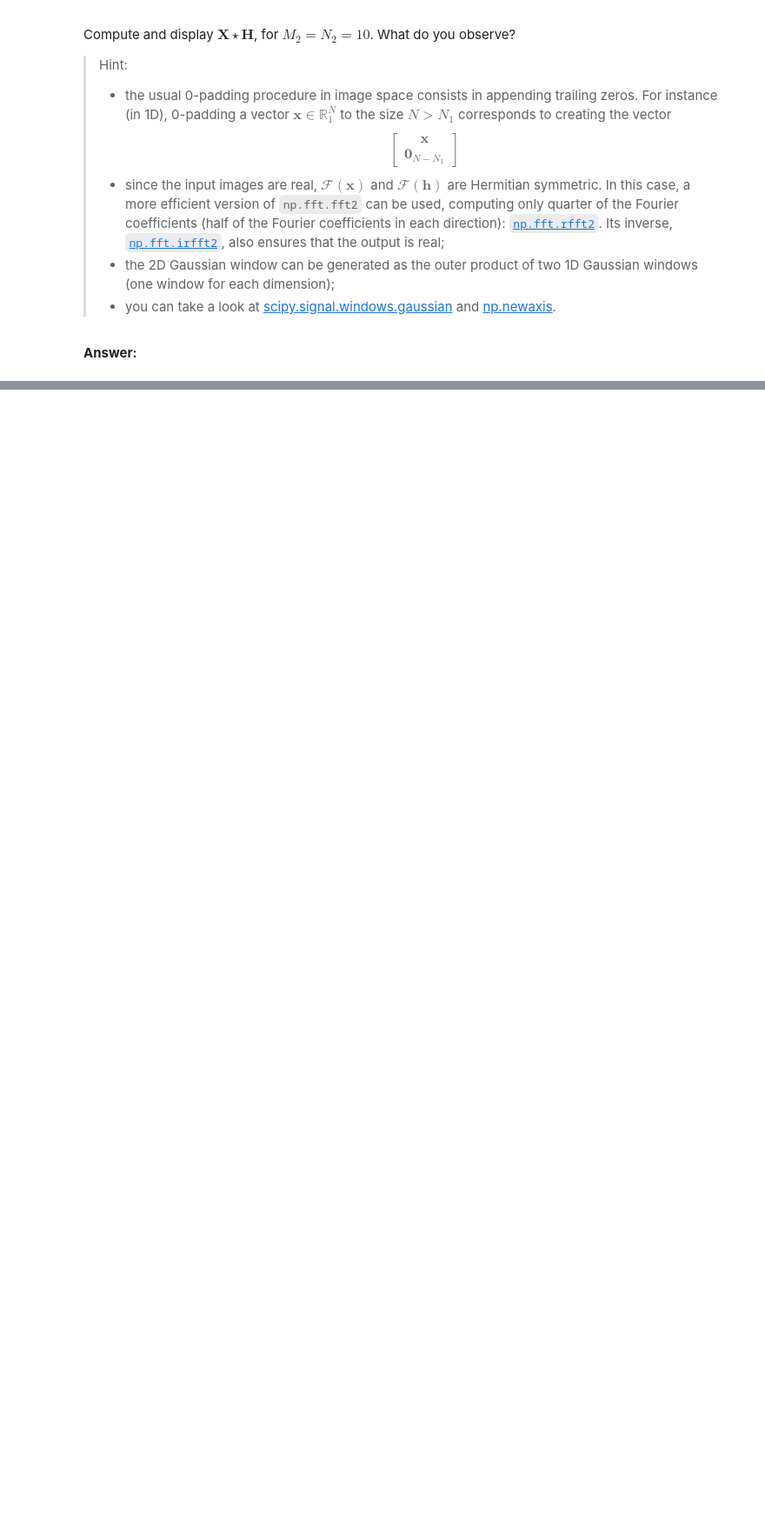
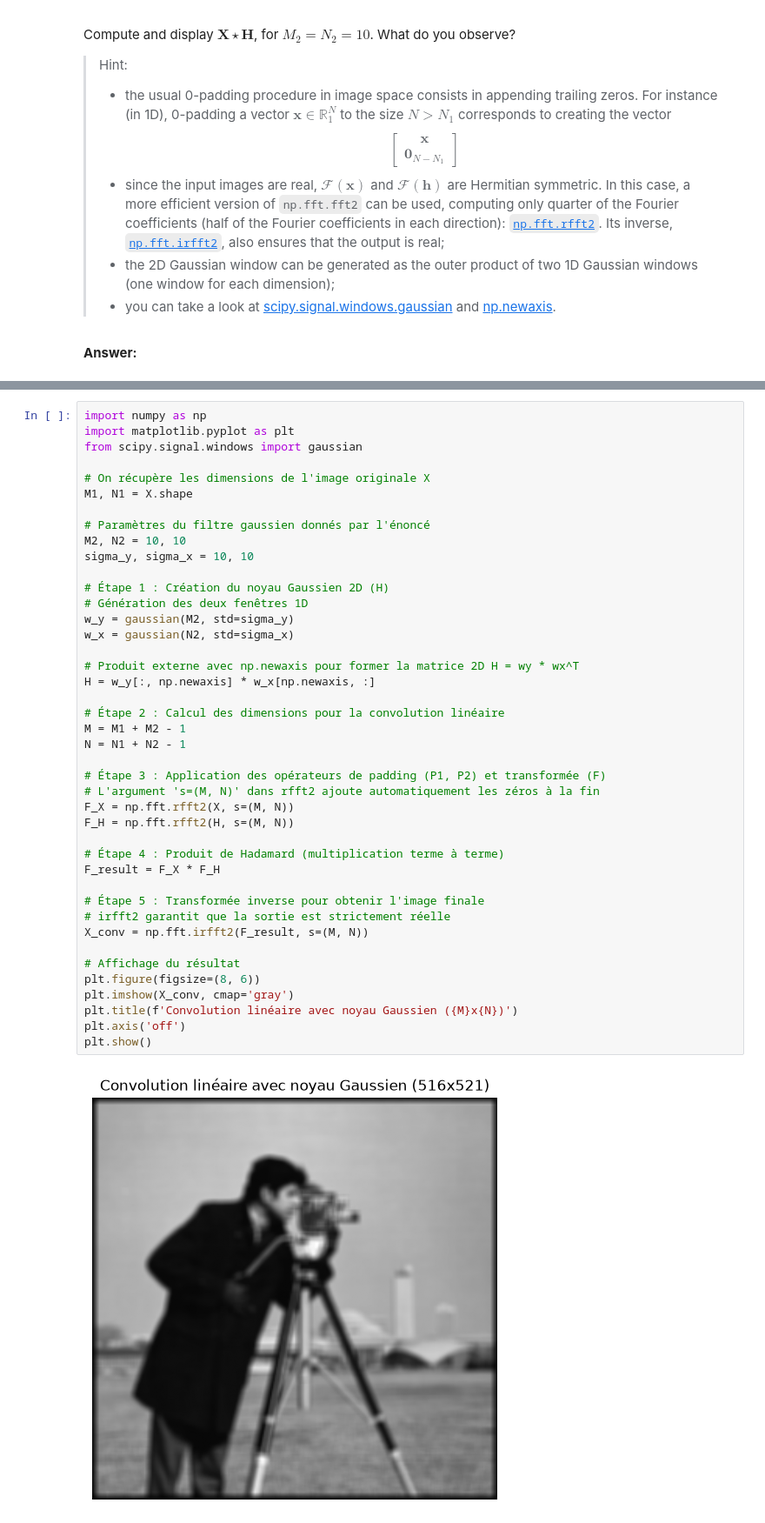
Before and after one commit to louiseamaladasse-a11y/python_sdia, a Jupyter notebook: Labs/Lab3/lab3.ipynb, the cells around one changed output, grey strips where cells are left out. Shown at 87% size. Saved outputs shown, nothing was run; the diff lists cells and outputs as text; blank space fills up the shorter version.

```diff
--- a/Labs/Lab3/lab3.ipynb
+++ b/Labs/Lab3/lab3.ipynb
@@ -242,0 +362,44 @@ Compute and display $\mathbf{X} \star \mathbf{H}$, for $M_2 = N_2 = 10$. What do
+# %%
+import numpy as np
+import matplotlib.pyplot as plt
+from scipy.signal.windows import gaussian
+
+# On récupère les dimensions de l'image originale X
+M1, N1 = X.shape
+
+# Paramètres du filtre gaussien donnés par l'énoncé
+M2, N2 = 10, 10
+sigma_y, sigma_x = 10, 10
+
+# Étape 1 : Création du noyau Gaussien 2D (H)
+# Génération des deux fenêtres 1D
+w_y = gaussian(M2, std=sigma_y)
+w_x = gaussian(N2, std=sigma_x)
+
+# Produit externe avec np.newaxis pour former la matrice 2D H = wy * wx^T
+H = w_y[:, np.newaxis] * w_x[np.newaxis, :]
+
+# Étape 2 : Calcul des dimensions pour la convolution linéaire
+M = M1 + M2 - 1
+N = N1 + N2 - 1
+
+# Étape 3 : Application des opérateurs de padding (P1, P2) et transformée (F)
+# L'argument 's=(M, N)' dans rfft2 ajoute automatiquement les zéros à la fin
+F_X = np.fft.rfft2(X, s=(M, N))
+F_H = np.fft.rfft2(H, s=(M, N))
+
+# Étape 4 : Produit de Hadamard (multiplication terme à terme)
+F_result = F_X * F_H
+
+# Étape 5 : Transformée inverse pour obtenir l'image finale
+# irfft2 garantit que la sortie est strictement réelle
+X_conv = np.fft.irfft2(F_result, s=(M, N))
+
+# Affichage du résultat
+plt.figure(figsize=(8, 6))
+plt.imshow(X_conv, cmap='gray')
+plt.title(f'Convolution linéaire avec noyau Gaussien ({M}x{N})')
+plt.axis('off')
+plt.show()
+# %% [output]
+[figure, added]
```
Also changed, not shown: parts of 15 cells of this notebook, 2 other files.
